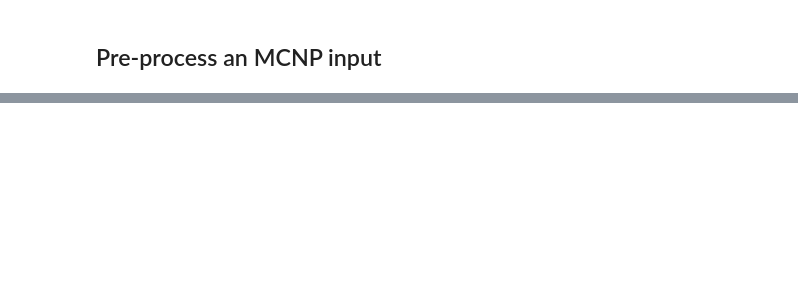
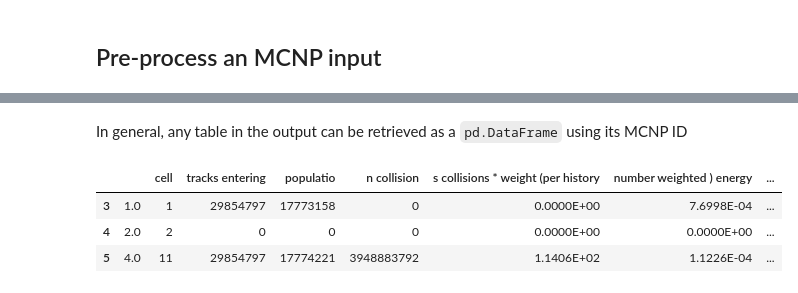
Before and after one commit to Fusion4Energy/F4Enix, a Jupyter notebook: docs/source/tutorial/tutorial.ipynb, the cells around one changed output, grey strips where cells are left out. Cells and saved outputs as stored; diff of their text form; code cells hidden in the pictures; blank space fills up the shorter version.

```diff
--- a/docs/source/tutorial/tutorial.ipynb
+++ b/docs/source/tutorial/tutorial.ipynb
@@ -62,0 +224,6 @@ CELLS:
+# %%
+from f4enix import Output
+
+out = Output('outp')  # read the output
+print(f'NPS simulated: {out.get_NPS()}')  # check how many histories were simulated
+out.get_warnings()  # get the warnings from the output and their count
@@ -62,0 +241,10 @@ CELLS:
+# %% [markdown]
+In general, any table in the output can be retrieved as a ``pd.DataFrame`` using its MCNP ID
+# %%
+# retrieve an output table
+out.get_table(126)
+# %% [output]
+|  |  | cell | tracks entering | populatio | n collision | s collisions * weight (per history | number weighted ) energy | ... |
+| 3 | 1.0 | 1 | 29854797 | 17773158 | 0 | 0.0000E+00 | 7.6998E-04 | ... |
+| 4 | 2.0 | 2 | 0 | 0 | 0 | 0.0000E+00 | 0.0000E+00 | ... |
+| 5 | 4.0 | 11 | 29854797 | 17774221 | 3948883792 | 1.1406E+02 | 1.1226E-04 | ... |
```
Also changed, not shown: parts of 50 cells of this notebook, 12 other files.
